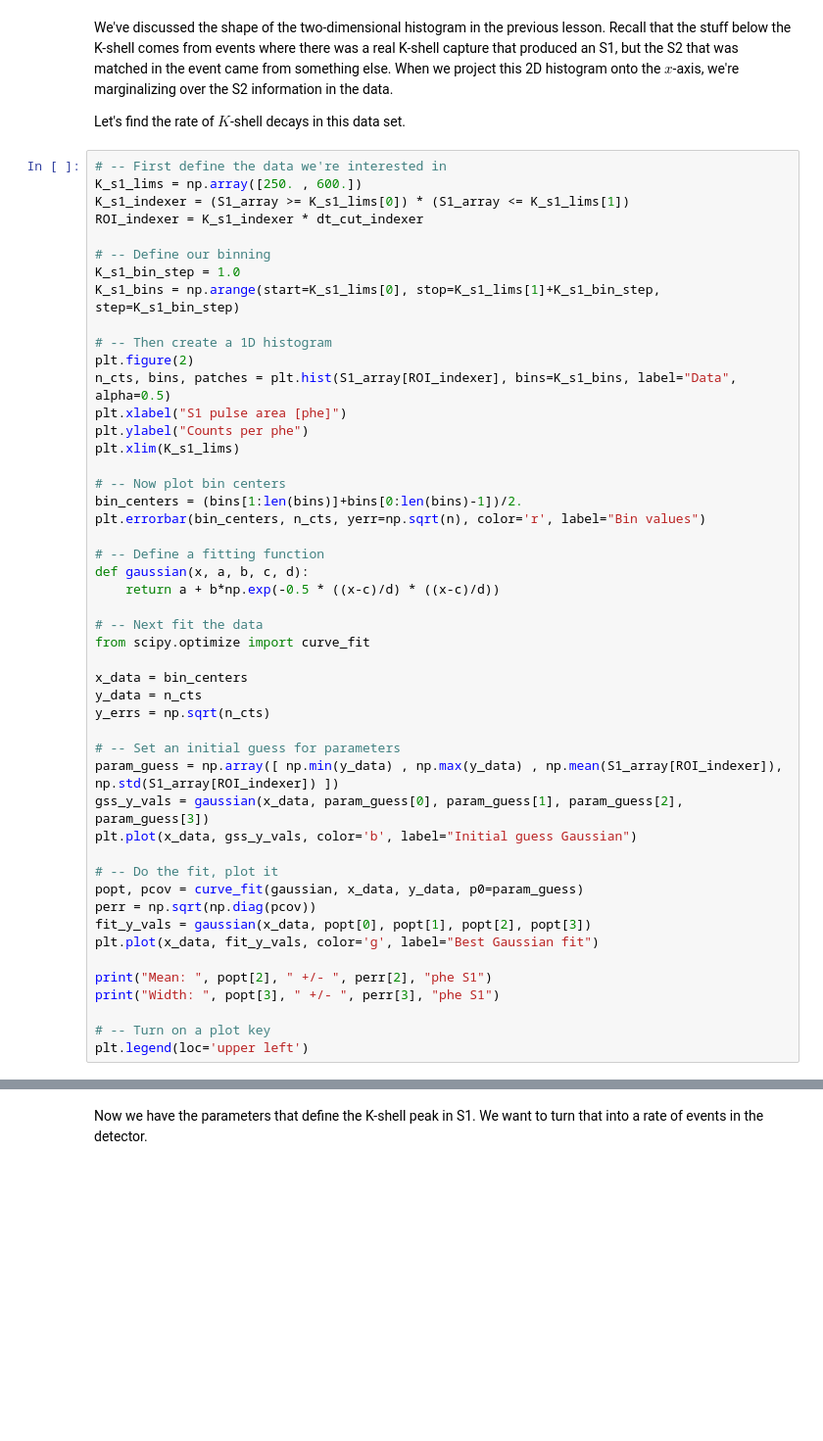
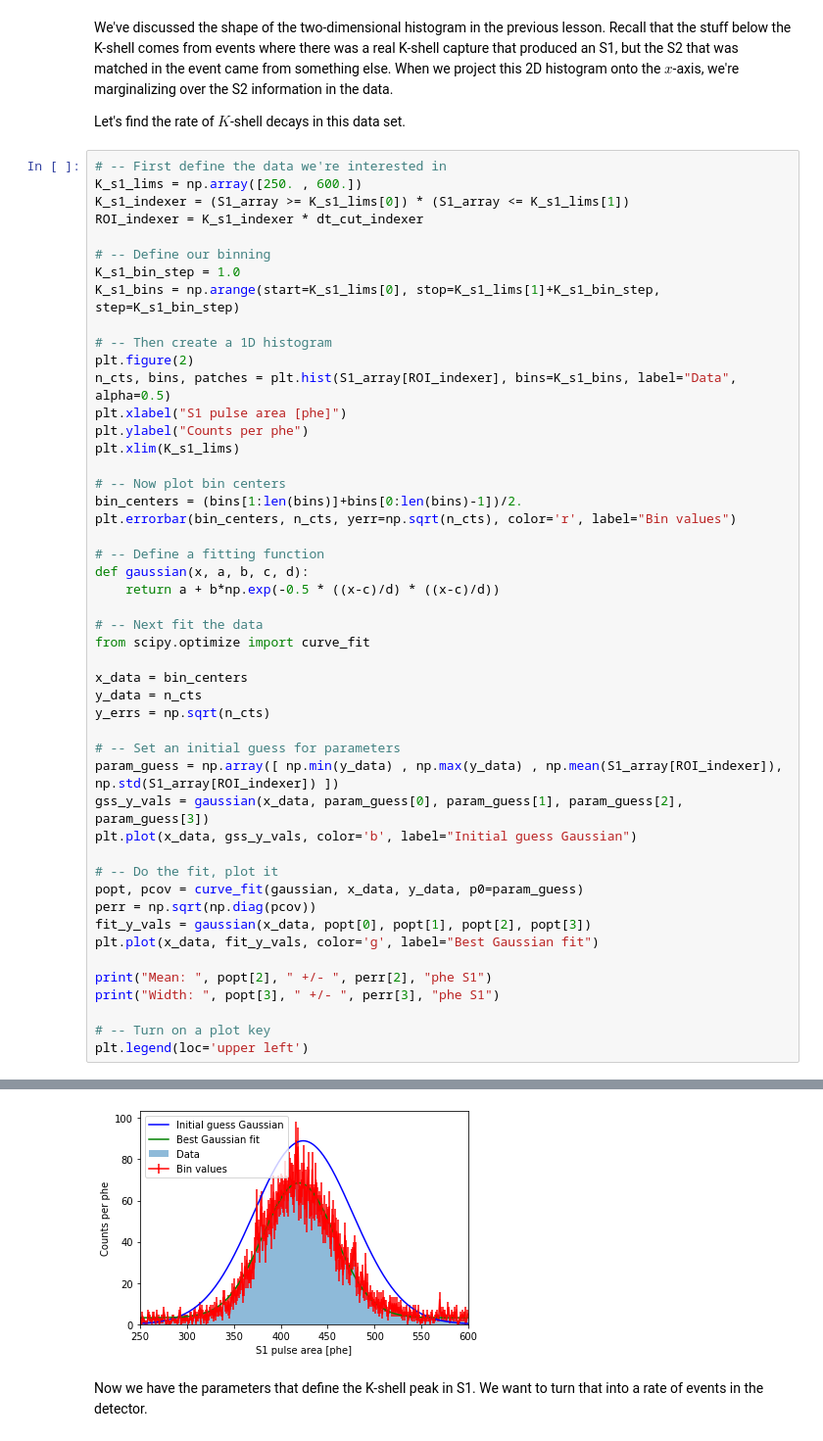
Before and after one commit to dtemps123/HS_Lessons, a Jupyter notebook: Lesson02.ipynb, the cells around one changed output, grey strips where cells are left out. Shown: that part at 98% size. Drawn from its saved outputs; the diff is of its cells as text; blank space fills up the shorter version.

```diff
--- a/Lesson02.ipynb
+++ b/Lesson02.ipynb
@@ -119,7 +131,7 @@ plt.xlim(K_s1_lims)
 
 # -- Now plot bin centers
 bin_centers = (bins[1:len(bins)]+bins[0:len(bins)-1])/2.
-plt.errorbar(bin_centers, n_cts, yerr=np.sqrt(n), color='r', label="Bin values")
+plt.errorbar(bin_centers, n_cts, yerr=np.sqrt(n_cts), color='r', label="Bin values")
 
 # -- Define a fitting function
 def gaussian(x, a, b, c, d):
@@ -148,3 +160,4 @@ print("Width: ", popt[3], " +/- ", perr[3], "phe S1")
 
 # -- Turn on a plot key
 plt.legend(loc='upper left')
+# %% [output]
@@ -151,3 +167,4 @@ plt.legend(loc='upper left')
+[figure, added]
 # %% [markdown]
 Now we have the parameters that define the K-shell peak in S1. We want to turn that into a rate of events in the detector.
 # %%
```
Also changed, not shown: parts of 8 cells of this notebook, 1 other file.
